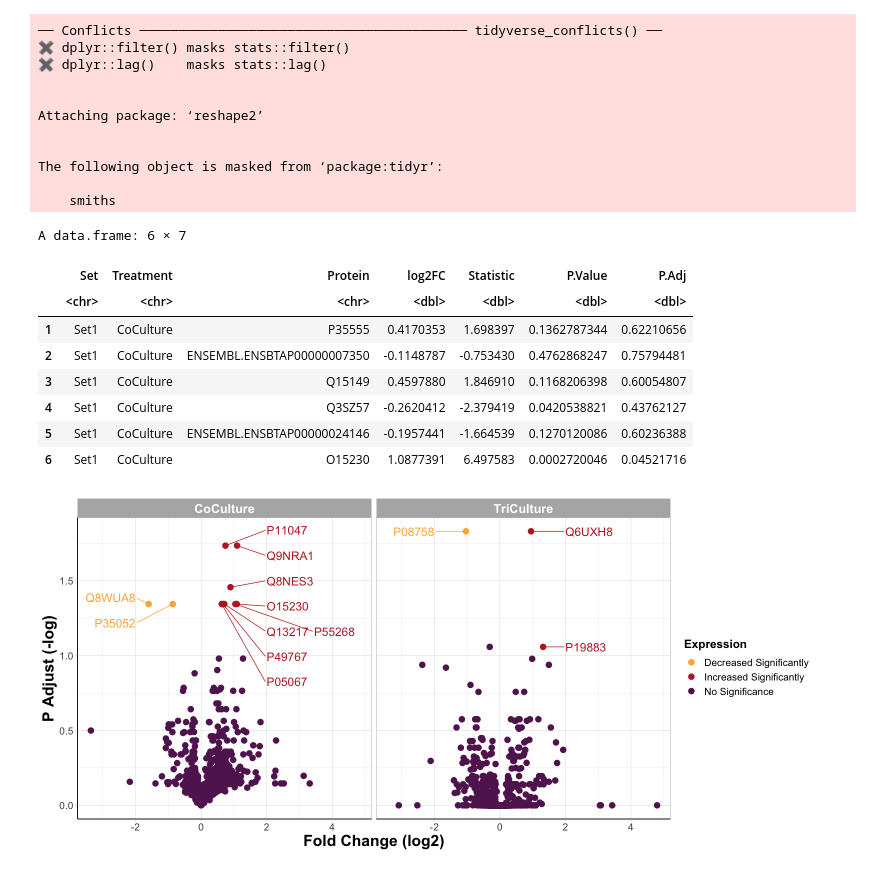
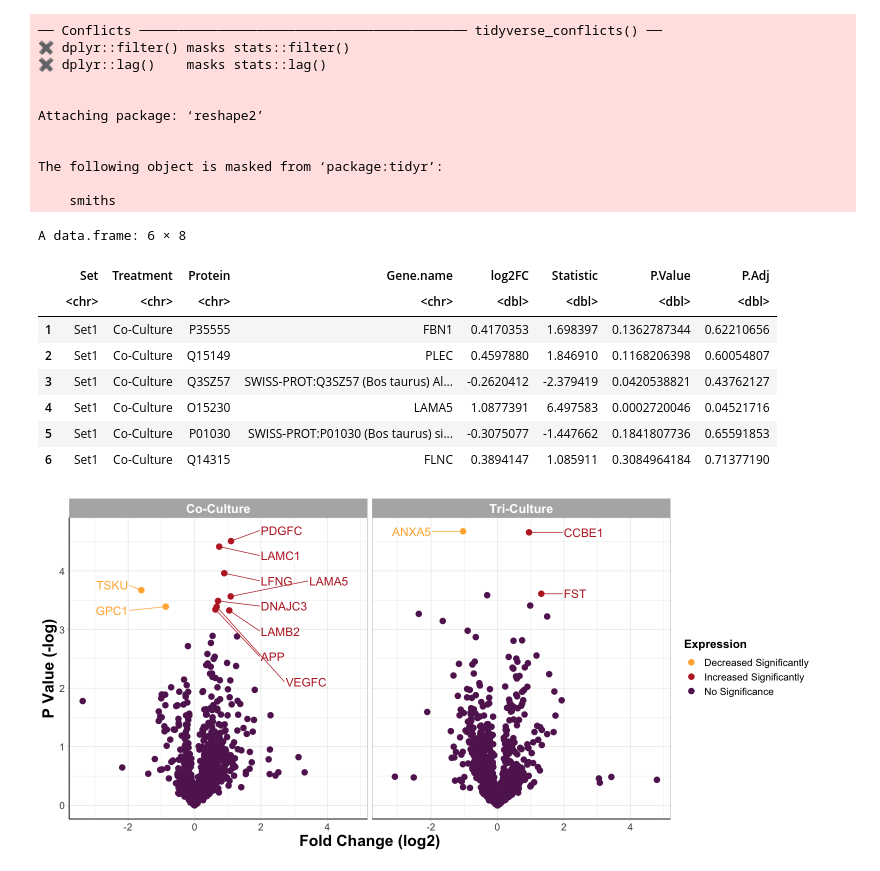
Before and after one commit to alexispayton/Wildfires-and-Extracellular-Vesicles-EVs-Woodsmoke-Alters-EV-Proteomic-Signatures-involved-in-Ext, a Jupyter notebook: 5. Statistical Visualizations/Volcano Plot.ipynb, the cells around one changed output. Cells and saved outputs as stored; diff of their text form; code cells hidden in the pictures.

```diff
--- a/5. Statistical Visualizations/Volcano Plot.ipynb
+++ b/5. Statistical Visualizations/Volcano Plot.ipynb
@@ -1,7 +1,7 @@
 # %%
 setwd('/Users/alexis/Library/CloudStorage/OneDrive-UniversityofNorthCarolinaatChapelHill/CEMALB_DataAnalysisPM/Projects/P1001. InVitroWildfire EVProteomics/P1001.3. Analyses/P1001.3.6. Volcano Plot/Input')
 Output = ('/Users/alexis/Library/CloudStorage/OneDrive-UniversityofNorthCarolinaatChapelHill/CEMALB_DataAnalysisPM/Projects/P1001. InVitroWildfire EVProteomics/P1001.3. Analyses/P1001.3.6. Volcano Plot/Output')
-cur_date = "062122"
+cur_date = "062722"
 
 library(readxl)
 library(tidyverse)
@@ -10,7 +10,8 @@ library(ggrepel)
 library(MetBrewer)
 
 #reading in file
-protein_df = data.frame(read_excel("062122_Statistical_Results_Only.xlsx"))
+protein_df = data.frame(read_excel("062722_Statistical_Results_Only.xlsx")) %>%
+    mutate(Treatment = ifelse(Treatment == "CoCulture", "Co-Culture", "Tri-Culture"))
 # %% [output]
 ── Attaching packages ─────────────────────────────────────── tidyverse 1.3.1 ──
 
@@ -33,15 +34,15 @@ The following object is masked from ‘package:tidyr’:
 # %%
 head(protein_df)
 # %% [output]
-A data.frame: 6 × 7
+A data.frame: 6 × 8
-|  | Set | Treatment | Protein | log2FC | Statistic | P.Value | P.Adj |
-|  | <chr> | <chr> | <chr> | <dbl> | <dbl> | <dbl> | <dbl> |
-| 1 | Set1 | CoCulture | P35555 | 0.4170353 | 1.698397 | 0.1362787344 | 0.62210656 |
-| 2 | Set1 | CoCulture | ENSEMBL.ENSBTAP00000007350 | -0.1148787 | -0.753430 | 0.4762868247 | 0.75794481 |
-| 3 | Set1 | CoCulture | Q15149 | 0.4597880 | 1.846910 | 0.1168206398 | 0.60054807 |
-| 4 | Set1 | CoCulture | Q3SZ57 | -0.2620412 | -2.379419 | 0.0420538821 | 0.43762127 |
-| 5 | Set1 | CoCulture | ENSEMBL.ENSBTAP00000024146 | -0.1957441 | -1.664539 | 0.1270120086 | 0.60236388 |
-| 6 | Set1 | CoCulture | O15230 | 1.0877391 | 6.497583 | 0.0002720046 | 0.04521716 |
+|  | Set | Treatment | Protein | Gene.name | log2FC | Statistic | P.Value | P.Adj |
+|  | <chr> | <chr> | <chr> | <chr> | <dbl> | <dbl> | <dbl> | <dbl> |
+| 1 | Set1 | Co-Culture | P35555 | FBN1 | 0.4170353 | 1.698397 | 0.1362787344 | 0.62210656 |
+| 2 | Set1 | Co-Culture | Q15149 | PLEC | 0.4597880 | 1.846910 | 0.1168206398 | 0.60054807 |
+| 3 | Set1 | Co-Culture | Q3SZ57 | SWISS-PROT:Q3SZ57 (Bos taurus) Al... | -0.2620412 | -2.379419 | 0.0420538821 | 0.43762127 |
+| 4 | Set1 | Co-Culture | O15230 | LAMA5 | 1.0877391 | 6.497583 | 0.0002720046 | 0.04521716 |
+| 5 | Set1 | Co-Culture | P01030 | SWISS-PROT:P01030 (Bos taurus) si... | -0.3075077 | -1.447662 | 0.1841807736 | 0.65591853 |
+| 6 | Set1 | Co-Culture | Q14315 | FLNC | 0.3894147 | 1.085911 | 0.3084964184 | 0.71377190 |
 # %%
 # adding a col to denote whether a protein had increased or decreased expression
 
@@ -62,44 +63,44 @@ options(repr.plot.width=13, repr.plot.height=6) #changing size
 metbrewer_colors = MetPalettes$Tam[[1]]
 
 ggplot() +
-  geom_point(data = protein_df, aes(x = log2FC, y = -log10(P.Adj), color = diffexpressed), size = 3) +
+  geom_point(data = protein_df, aes(x = log2FC, y = -log10(P.Value), color = diffexpressed), size = 3) +
 
   #labeling points with statistical significance and FC
   geom_text_repel(data = protein_df %>%
-                      filter(abs(log2FC) > log2(1.5) & P.Adj < 0.1 & diffexpressed == "Increased Significantly"),
-    aes(x = log2FC, y = -log10(P.Adj), label = Protein, color = diffexpressed),
+                      filter(abs(log2FC) > log2(1.5) & P.Value < 0.1 & diffexpressed == "Increased Significantly"),
+    aes(x = log2FC, y = -log10(P.Value), label = Gene.name, color = diffexpressed),
     xlim = c(2, NA),
     hjust = 0,
     segment.size = 0.4,
      box.padding = 0.7,
      max.overlaps = Inf,
     size = 5,
     show.legend = FALSE) +
 
   geom_text_repel(data = protein_df %>%
-                      filter(abs(log2FC) > log2(1.5) & P.Adj < 0.1 & diffexpressed == "Decreased Significantly"),
-    aes(x = log2FC, y = -log10(P.Adj), label = Protein, color = diffexpressed),
+                      filter(abs(log2FC) > log2(1.5) & P.Value < 0.1 & diffexpressed == "Decreased Significantly"),
+    aes(x = log2FC, y = -log10(P.Value), label = Gene.name, color = diffexpressed),
     xlim = c(NA, -2),
     hjust = 1,
     segment.size = 0.4,
      box.padding = 0.7,
      max.overlaps = Inf,
     size = 5,
     show.legend = FALSE) +
 
   facet_wrap(~Treatment) +
 
   theme_light() +
   theme(axis.line = element_line(colour = "black"), #making x and y axes black
         axis.text = element_text(size = 12), #changing size of x axis labels
         axis.title = element_text(face = "bold", size = rel(1.7)), #changes axis titles
         legend.title = element_text(face = 'bold', size = 14), #changes legend title
         legend.text = element_text(size = 12), #changes legend text
         strip.text.x = element_text(size = 15, face = "bold"), #changes size of facet x axis
         strip.text.y = element_text(size = 15, face = "bold")) + #changes size of facet y axis
-  labs(x = 'Fold Change (log2)', y = 'P Adjust (-log)') +
+  labs(x = 'Fold Change (log2)', y = 'P Value (-log)') +
 
   scale_color_manual(name = "Expression",
                       values = c(metbrewer_colors[2], metbrewer_colors[5], metbrewer_colors[7]))
 # %% [output]
-[figure, old version]
+[figure, new version]
```
